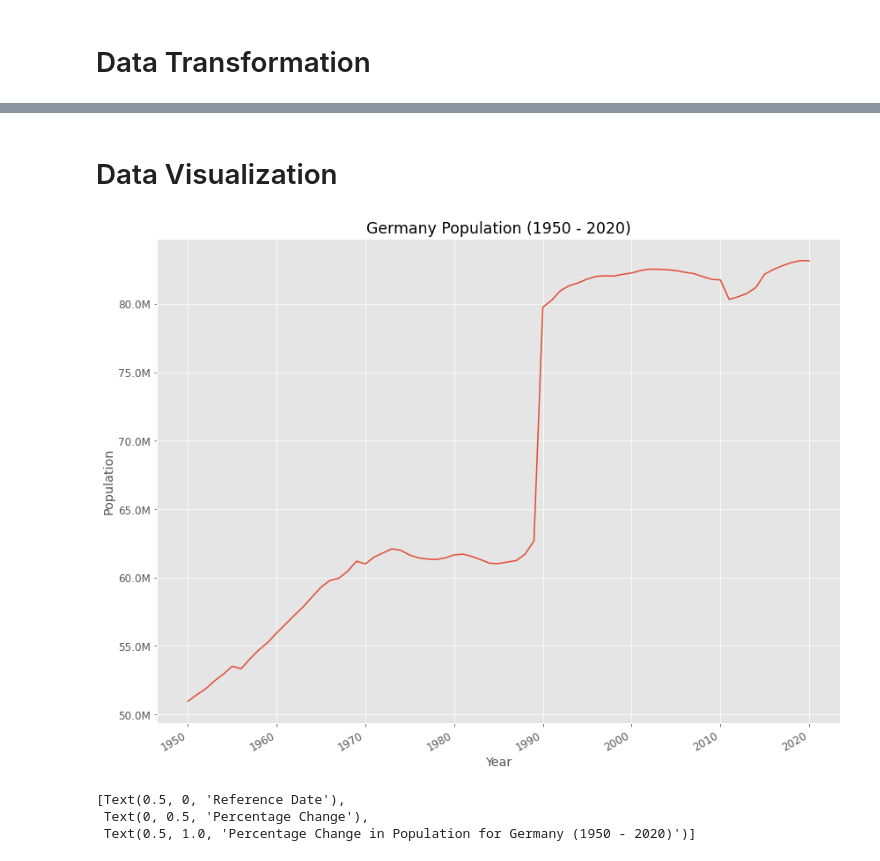
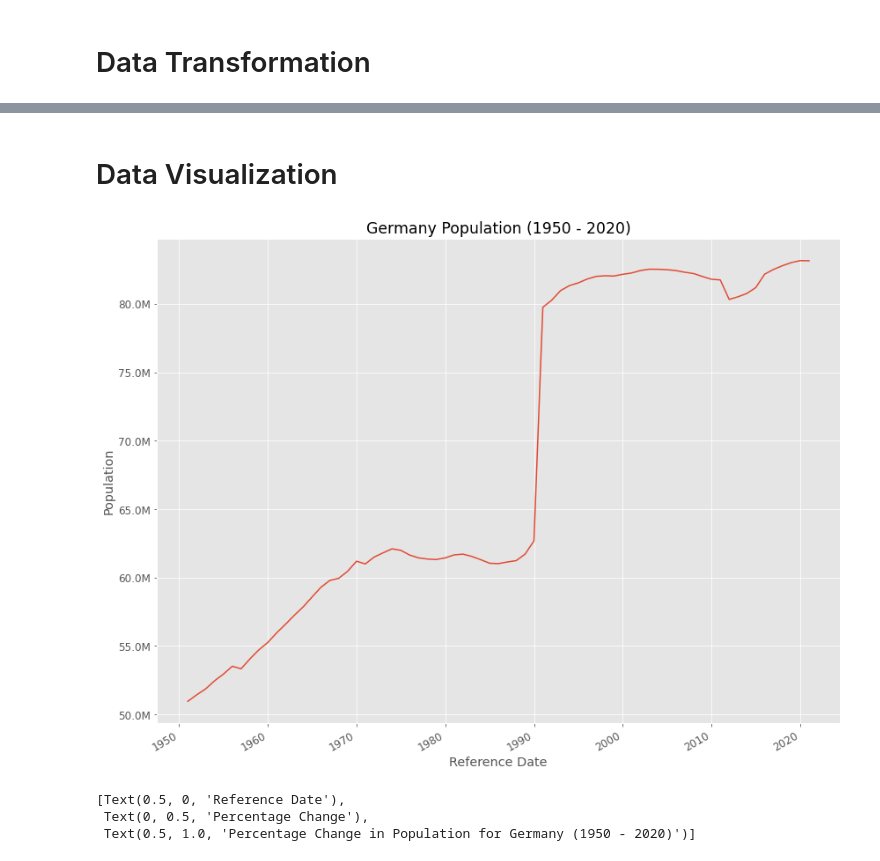
Before and after one commit to eldrigeampong/Data-Science, a Jupyter notebook: Statistisches Bundesamt/Society and environment/proj1.ipynb, the cells around one changed output, grey strips where cells are left out. Cells and saved outputs as stored; diff of their text form; code cells hidden in the pictures.

```diff
--- a/Statistisches Bundesamt/Society and environment/proj1.ipynb
+++ b/Statistisches Bundesamt/Society and environment/proj1.ipynb
@@ -58,7 +59,7 @@ Data columns (total 2 columns):
 dtypes: int64(1), object(1)
 memory usage: 1.2+ KB
 # %%
-df['Date'] = pd.to_datetime(df['Date'])                                # convert date series to datetime
+df['ReferenceDate'] = pd.to_datetime(df['ReferenceDate'])                                # convert date series to datetime
 df.info()
 # %% [output]
 <class 'pandas.core.frame.DataFrame'>
@@ -72,11 +73,3 @@ dtypes: datetime64[ns](1), int64(1)
 memory usage: 1.2 KB
 # %% [markdown]
 # Data Transformation
-# %%
-df['Day'] = df['Date'].dt.day                                          # extract day
-df['Month'] = df['Date'].dt.month                                      # extract month
-df['Year'] = df['Date'].dt.year                                        # extract year
-df['PctChg'] = df['Population'].pct_change()                           # return the percentage change in population
-df.rename(columns={'Date': 'ReferenceDate'}, inplace=True)             # rename date column
-
-df
@@ -96,0 +76,3 @@ df
+# %%
+df['PopPctChg'] = df['Population'].pct_change()                     # calculate population percentage change
+df
@@ -97,3 +93,5 @@ df
+# %% [markdown]
+# Data Visualization
 # %%
 # helper function for formatting plot y-axis
 from matplotlib.ticker import FuncFormatter
@@ -102,21 +100,19 @@ def million(x, pos):
     return '%1.1fM' % (x * 1e-6)
 
 format_mill = FuncFormatter(million)
-# %% [markdown]
-# Data Visualization
 # %%
 # initialize the matplotlib figure
 fig, ax = plt.subplots()
 fig.autofmt_xdate()
 
 # plot exports trade
-sns.lineplot(x='Year', y='Population', data=df, ax=ax)
-ax.set(title='Germany Population (1950 - 2020)', xlabel='Year', ylabel='Population')
+sns.lineplot(x='ReferenceDate', y='Population', data=df, ax=ax)
+ax.set(title='Germany Population (1950 - 2020)', xlabel='Reference Date', ylabel='Population')
 
 # set y-axis formatter
 ax.yaxis.set_major_formatter(format_mill)
 # %% [output]
-[figure, old version]
+[figure, new version]
 # %%
 # create figure and axis
 fig1, ax1 = plt.subplots()
```
Also changed, not shown: parts of 7 cells of this notebook, 2 other files.
